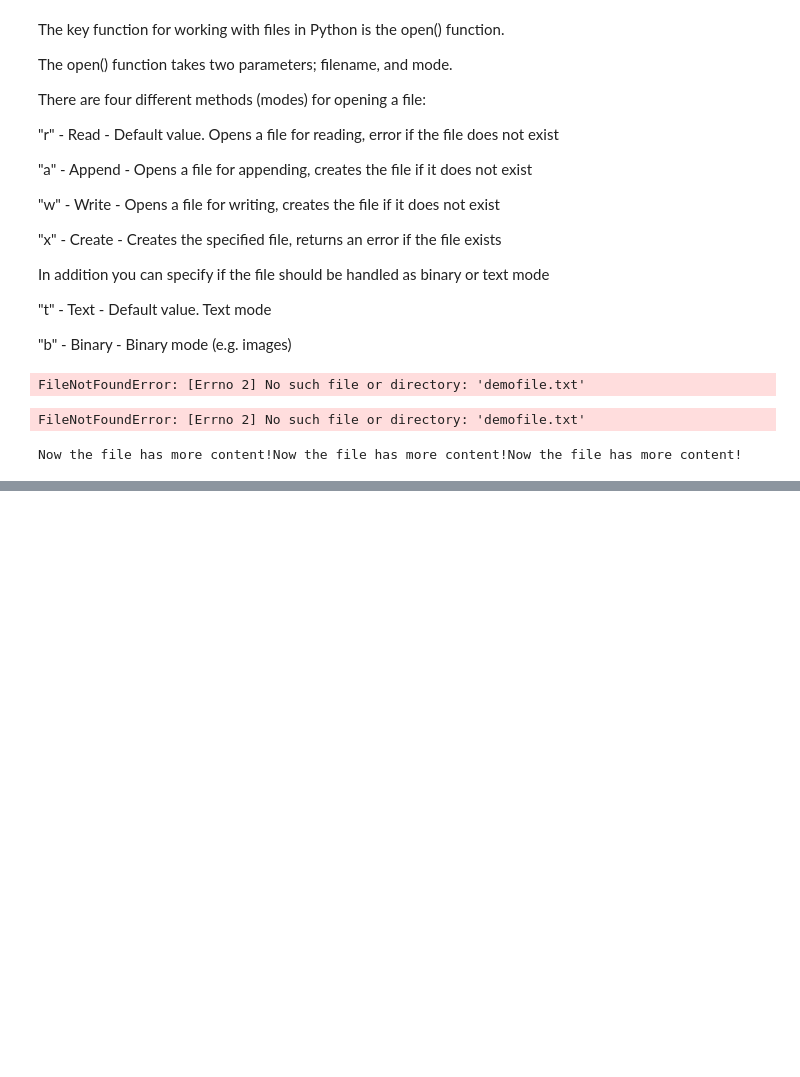
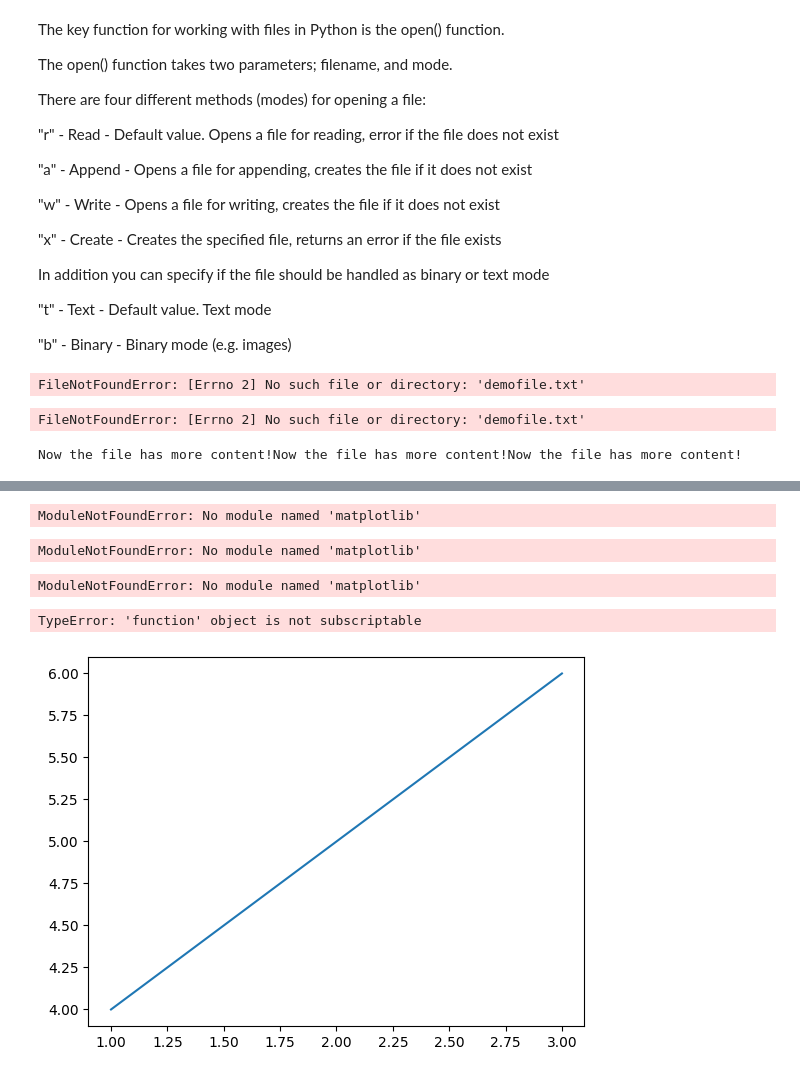
Before and after one commit to timilsenadenis/Datascience_Day1, a Jupyter notebook: denis.ipynb, the cells around one changed output, grey strips where cells are left out. Cells and saved outputs as stored; diff of their text form; code cells hidden in the pictures; blank space fills up the shorter version.

Commit message:
matplotlib & pandas

```diff
--- a/denis.ipynb
+++ b/denis.ipynb
@@ -968,0 +1047,27 @@ Now the file has more content!Now the file has more content!Now the file has mor
+# %%
+import matplotlib.pyplot as plt
+plt.plot([1,2,3],[4,5,6])
+print(plt.yticks())
+# %% [output]
+ModuleNotFoundError: No module named 'matplotlib'
+# %%
+import matplotlib.pyplot as plt
+
+plt.plot([1, 2, 3], [4, 5, 6])
+print(plt.yticks())  # Re
+# %% [output]
+ModuleNotFoundError: No module named 'matplotlib'
+# %%
+import matplotlib.pyplot as plt
+plt.plot([1, 2, 3], [4, 5, 6])
+print(plt.yticks())  # Re
+# %% [output]
+ModuleNotFoundError: No module named 'matplotlib'
+# %%
+import matplotlib.pyplot as plt
+
+plt.plot([1, 2, 3], [4, 5, 6])
+print(plt.yticks[0,2,4,6,8,10] ) #
+# %% [output]
+TypeError: 'function' object is not subscriptable
+[figure, added]
```
Also changed, not shown: parts of 18 cells of this notebook.
